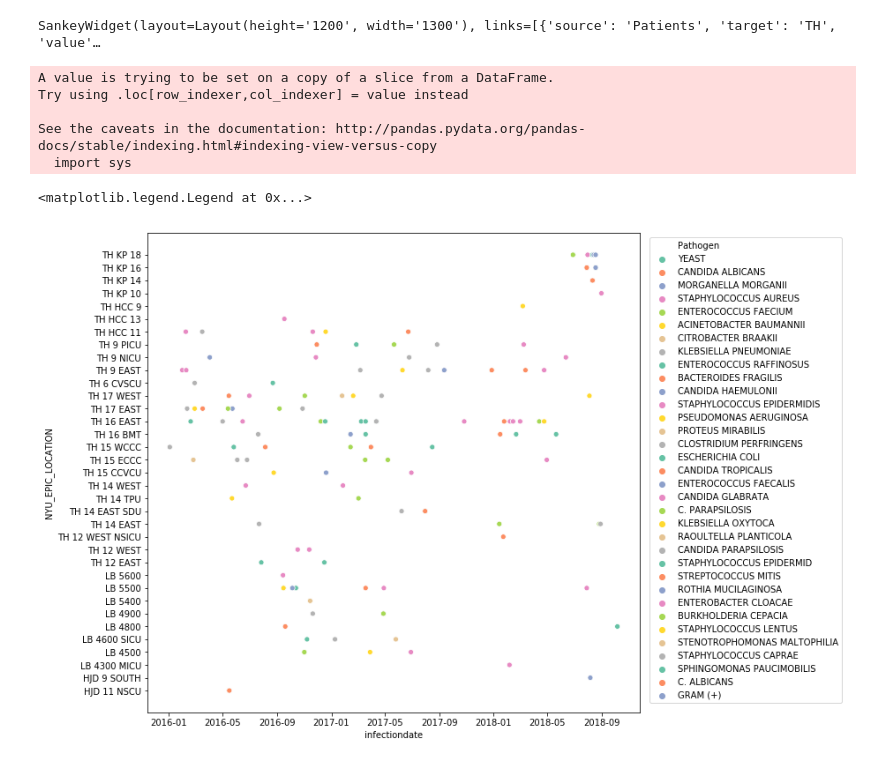
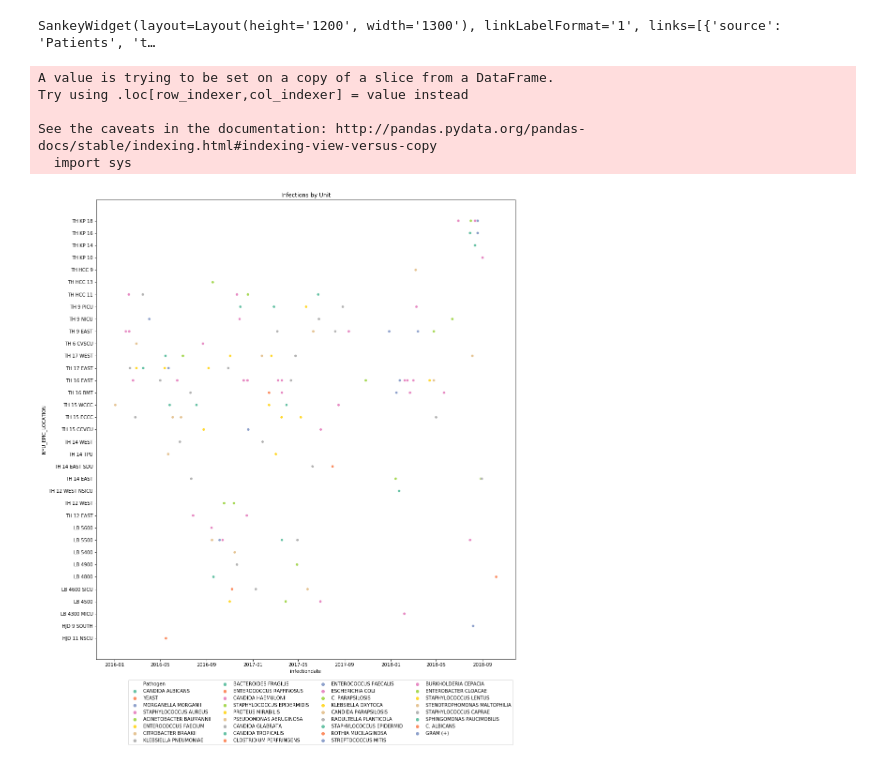
Before and after one commit to KwesiD/DataTools, a Jupyter notebook: Visualization/Sankey.ipynb, the cells around one changed output. Drawn from its saved outputs; the diff is of its cells as text; code cells hidden in the pictures.

Commit message:
Added "clustering" to infections by unit

```diff
--- a/Visualization/Sankey.ipynb
+++ b/Visualization/Sankey.ipynb
@@ -40,7 +40,7 @@ def tidy_split(df, column, sep=';', keep=False):
             new_values.append(value)
     new_df = df.iloc[indexes, :].copy()
     new_df[column] = new_values
-    return new_df
+    return new_df.reset_index(drop=True)
 # %%
 df = pd.read_excel("clabsi.xlsx")
 df = df.replace(np.NaN,'N/A')
@@ -96,31 +96,34 @@ def create_sankey(data_frame,columns,start=None,missing_values=(),suffix=False):
 
 links = create_sankey(df,columns,"Patients",("N/A",""))
 layout = Layout(width="1300", height="1200")
-w = SankeyWidget(links=links,layout=layout,margins=dict(top=0, bottom=0, left=100, right=200)).auto_save_png('test.png')
+w = SankeyWidget(links=links,layout=layout,linkLabelFormat='1',margins=dict(top=0, bottom=0, left=100, right=200)).auto_save_png('test.png')
 w
 
 #print(graph_links)
 # %% [output]
-SankeyWidget(layout=Layout(height='1200', width='1300'), links=[{'source': 'Patients', 'target': 'TH', 'value'…
+SankeyWidget(layout=Layout(height='1200', width='1300'), linkLabelFormat='1', links=[{'source': 'Patients', 't…
 # %%
 columns = ["infectiondate","NYU_EPIC_LOCATION","Pathogen"]
 df = pd.read_excel("clabsi.xlsx")
 frame = df[columns]
 
 date = frame["infectiondate"]
 date = pd.to_datetime(date)
 frame["infectiondate"] = date.values
-fig, ax = plt.subplots(figsize=(10,10))
+fig, ax = plt.subplots(figsize=(16,18))
 frame = tidy_split(frame,"Pathogen",";")
-frame = frame.sort_values(by=["NYU_EPIC_LOCATION"])
+frame = frame.sort_values(by=["NYU_EPIC_LOCATION","Pathogen"])
+frame = frame.reset_index(drop=True)
 #print(frame)
-sns.scatterplot("infectiondate","NYU_EPIC_LOCATION",data=frame,hue="Pathogen",ax=ax,palette="Set2")
-plt.legend(loc='upper right',bbox_to_anchor=(1.42, 1))
+
+sns_plot = sns.scatterplot("infectiondate","NYU_EPIC_LOCATION",data=frame,hue="Pathogen",ax=ax,palette="Set2")
+plt.title("Infections by Unit")
+plt.legend(loc='upper right',bbox_to_anchor=(1,-.04),ncol=4)
+plt.savefig("pathogens_by_unit.png")
 # %% [output]
 A value is trying to be set on a copy of a slice from a DataFrame.
 Try using .loc[row_indexer,col_indexer] = value instead
 
 See the caveats in the documentation: http://pandas.pydata.org/pandas-docs/stable/indexing.html#indexing-view-versus-copy
   import sys
-<matplotlib.legend.Legend at 0x...>
-[figure, old version]
+[figure, new version]
```
Also changed, not shown: parts of 2 cells of this notebook, 5 other files.
